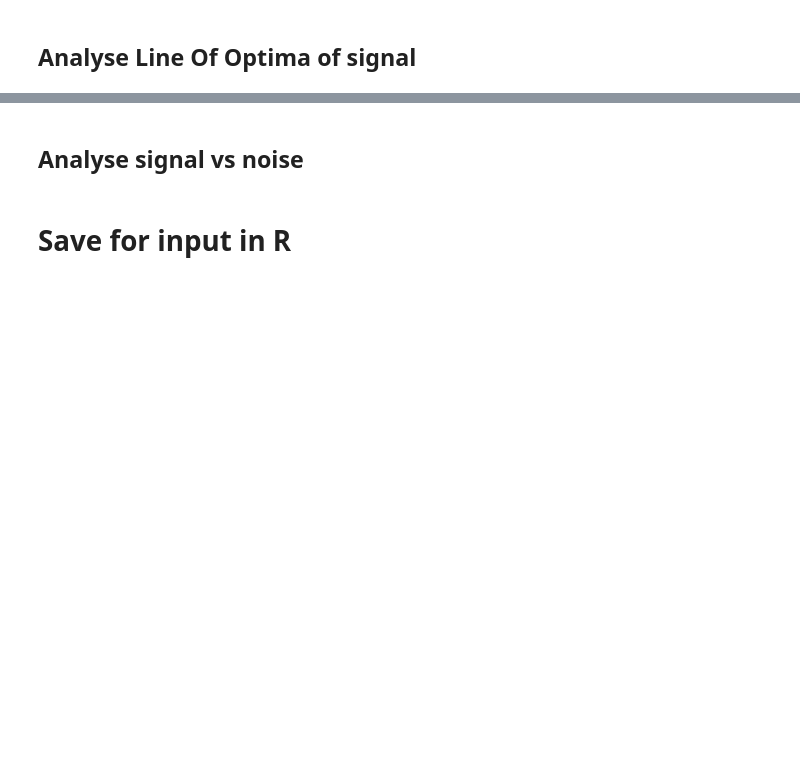
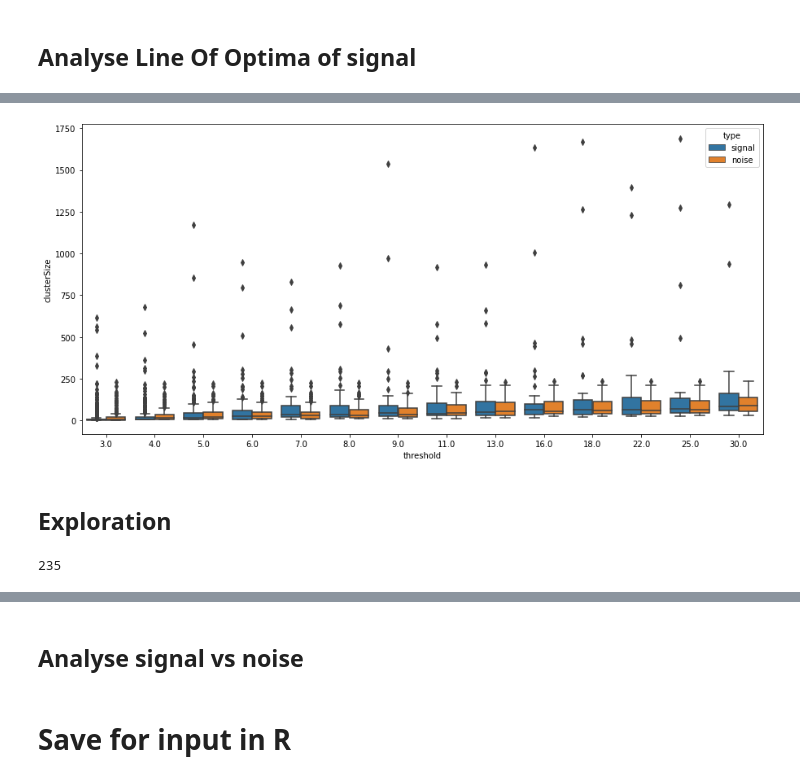
Before and after one commit to NoldAndreas/FINDER, a Jupyter notebook: Code/FigX4_Explore2DOptimizer_withReference_Streamlined.ipynb, the cells around one changed output, grey strips where cells are left out. Cells and saved outputs as stored; diff of their text form; code cells hidden in the pictures; blank space fills up the shorter version.

```diff
--- a/Code/FigX4_Explore2DOptimizer_withReference_Streamlined.ipynb
+++ b/Code/FigX4_Explore2DOptimizer_withReference_Streamlined.ipynb
@@ -168,6 +242,10 @@ df_opt_th_ncl = GetLineOfOptima(df1,'threshold','no_clusters')
 
 df_clusterSizes     = GetClusterSizesAlongOptima(FD,df_opt_th);
 df_clusterSizes_ref = GetClusterSizesAlongOptima(FD_ref,df_opt_th);
+
+df_clusterSizes['type'] = 'signal';
+df_clusterSizes_ref['type'] = 'noise';
+df_clusterSizes_all = df_clusterSizes.append(df_clusterSizes_ref, ignore_index=True);
 # %%
 fig,axs = plt.subplots(3,3,figsize=(14,14));
 
@@ -221,0 +300,7 @@ PlotDistribution(df_clusterSizes,df_clusterSizes_ref,save_name+"_clusterDistribu
+# %%
+fig,axs = plt.subplots(1,1,figsize=(15,7));
+sns.boxplot(data=df_clusterSizes_all,y='clusterSize',x='threshold',hue='type');
+# %% [output]
+[figure, added]
+# %% [markdown]
+## Exploration
@@ -221,0 +329,4 @@ PlotDistribution(df_clusterSizes,df_clusterSizes_ref,save_name+"_clusterDistribu
+# %%
+GetOptimalT(df_clusterSizes_all,5)
+# %% [output]
+235
```
Also changed, not shown: parts of 52 cells of this notebook, 8 other files.
